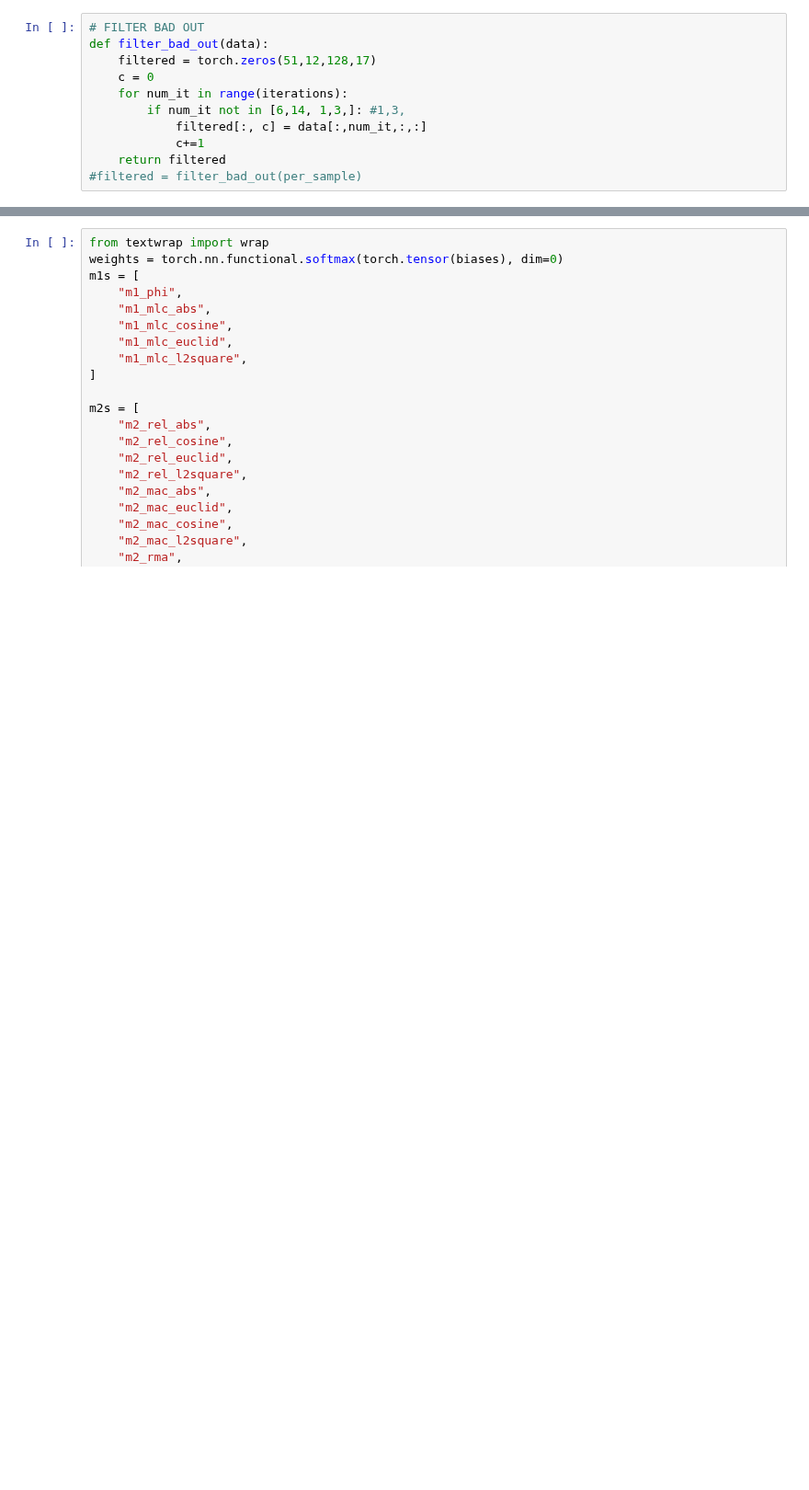
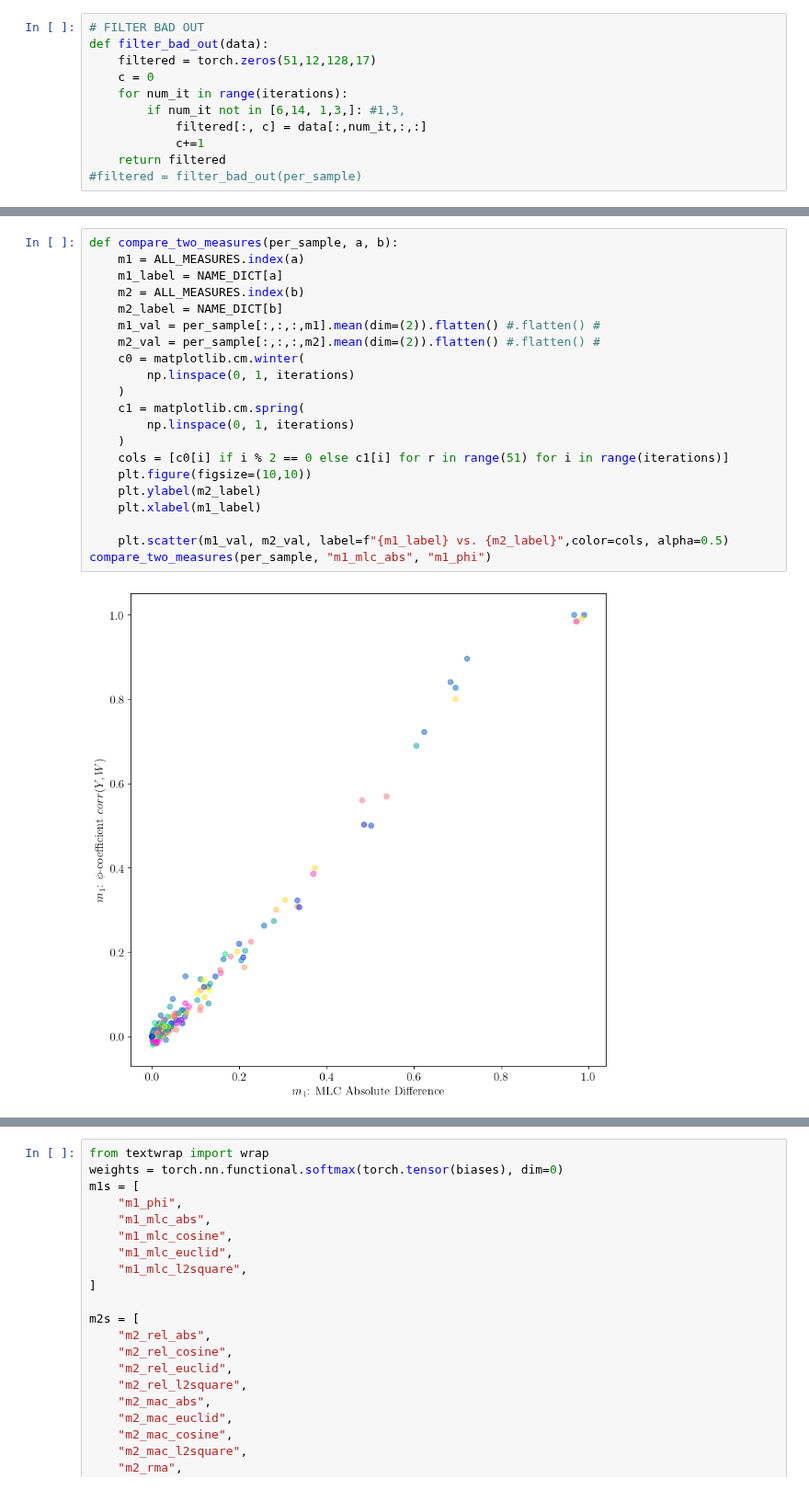
Before and after one commit to lillijo/xai-evaluation-master-thesis, a Jupyter notebook: experiments/compare_measures.ipynb, the cells around one changed output, grey strips where cells are left out. Shown at 92% size. Saved outputs shown, nothing was run; the diff lists cells and outputs as text; blank space fills up the shorter version.

```diff
--- a/experiments/compare_measures.ipynb
+++ b/experiments/compare_measures.ipynb
@@ -486,0 +552,23 @@ draw_measures(
+# %%
+def compare_two_measures(per_sample, a, b):
+    m1 = ALL_MEASURES.index(a)
+    m1_label = NAME_DICT[a]
+    m2 = ALL_MEASURES.index(b)
+    m2_label = NAME_DICT[b]
+    m1_val = per_sample[:,:,:,m1].mean(dim=(2)).flatten() #.flatten() #
+    m2_val = per_sample[:,:,:,m2].mean(dim=(2)).flatten() #.flatten() #
+    c0 = matplotlib.cm.winter(
+        np.linspace(0, 1, iterations)
+    )
+    c1 = matplotlib.cm.spring(
+        np.linspace(0, 1, iterations)
+    )
+    cols = [c0[i] if i % 2 == 0 else c1[i] for r in range(51) for i in range(iterations)]
+    plt.figure(figsize=(10,10))
+    plt.ylabel(m2_label)
+    plt.xlabel(m1_label)
+
+    plt.scatter(m1_val, m2_val, label=f"{m1_label} vs. {m2_label}",color=cols, alpha=0.5)
+compare_two_measures(per_sample, "m1_mlc_abs", "m1_phi")
+# %% [output]
+[figure, added]
```
Also changed, not shown: parts of 7 cells of this notebook, 5 other files.
